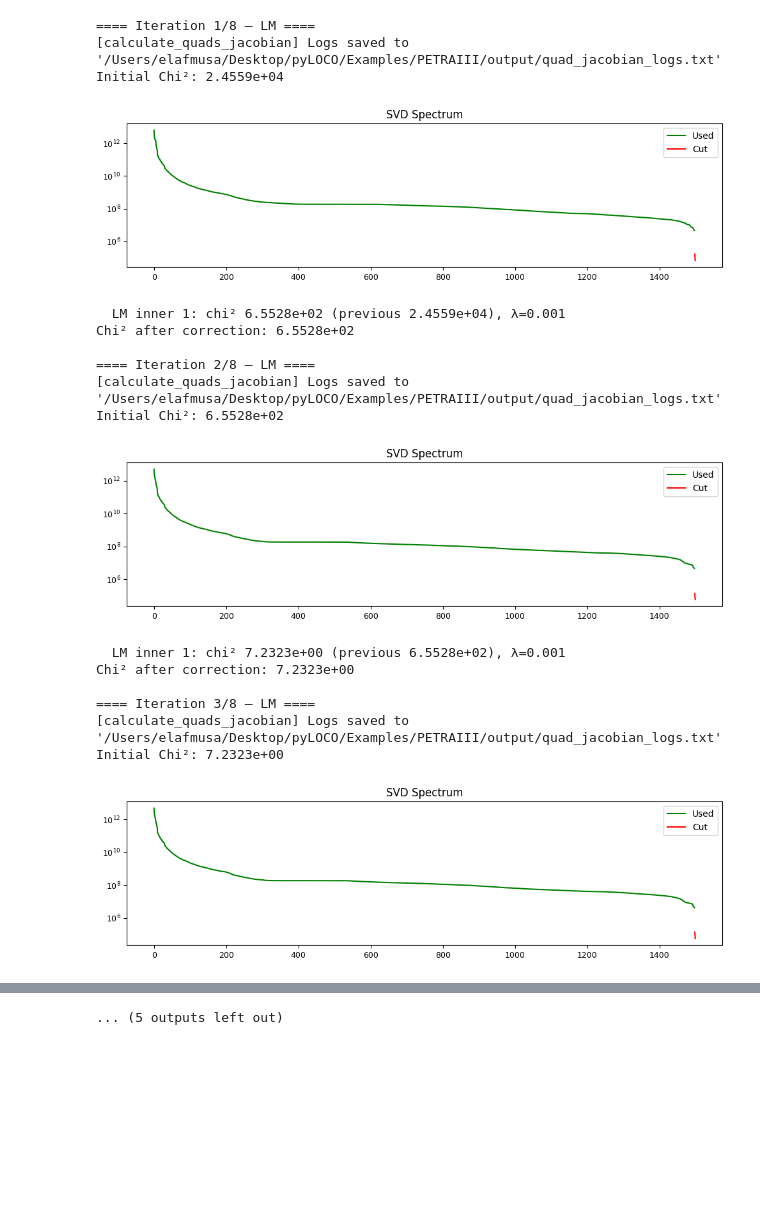
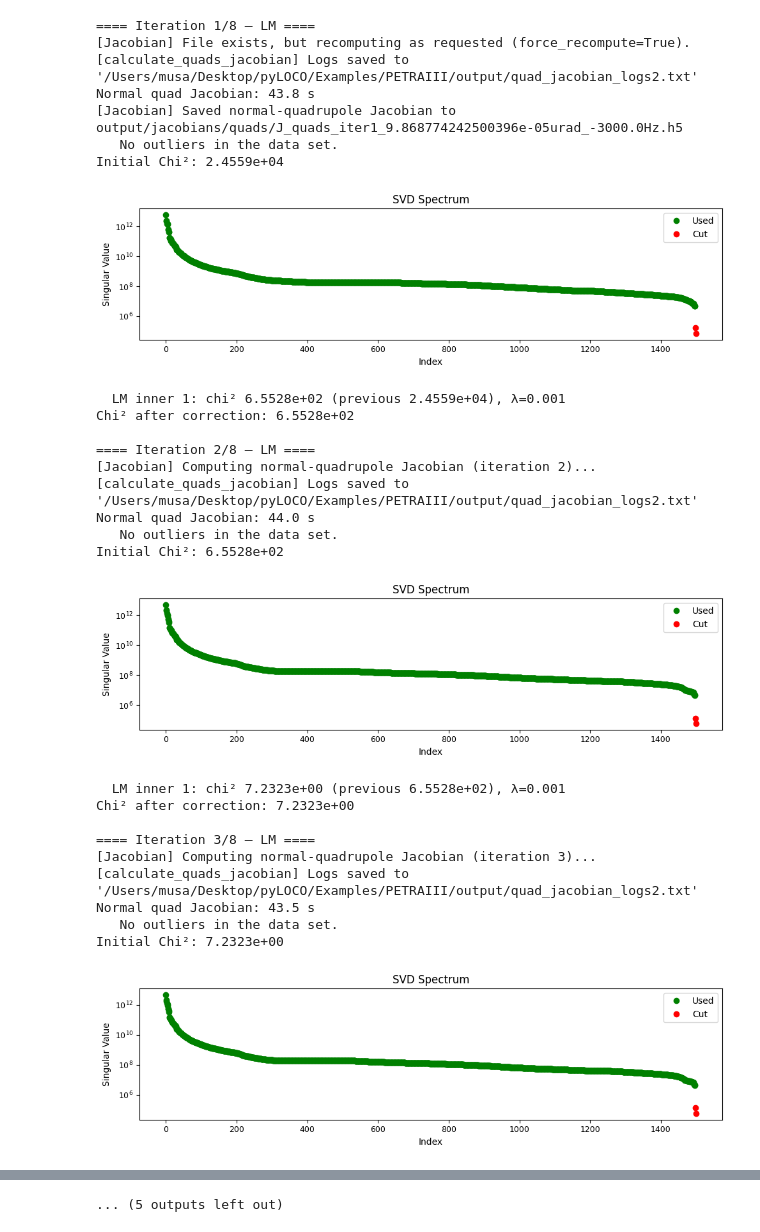
Before and after one commit to elafmusa/pyLOCO, a Jupyter notebook: Examples/PETRAIII/example_iter.ipynb, the cells around one changed output, grey strips where cells are left out. Saved outputs shown, nothing was run; the diff lists cells and outputs as text; code cells hidden in the pictures; blank space fills up the shorter version.

```diff
--- a/Examples/PETRAIII/example_iter.ipynb
+++ b/Examples/PETRAIII/example_iter.ipynb
@@ -102,7 +102,7 @@ fit_cfg = FitInitConfig()
 nHorCOR    = len(Corords[0])
 nVerCOR    = len(Corords[1])
 nHBPM = nVBPM = len(used_bpms_ords)
-nIter      = 1
+nIter      = 8
 fit_list   = [
     "quads",
     "hbpm_gain",
@@ -147,55 +147,67 @@ fit_results, fit_dict, ring,_,_,_,_,_ = pyloco(
 
     # --- features ---
     fit_list= fit_list,
-    individuals=loco_options.individuals,
+    quad_individuals=loco_options.quad_individuals,
+    skew_individuals=loco_options.skew_individuals,
+    tilt_individuals=loco_options.tilt_individuals,
     remove_coupling_= remove_coupling_,
 
     # --- outliers & normalization ---
     outlier_rejection=loco_options.outlier_rejection,
     sigma_outlier=loco_options.sigma_outlier,
     apply_normalization=loco_options.apply_normalization,
     normalization_mode=loco_options.normalization_mode,
 
     # --- SVD selection ---
     svd_selection_method=loco_options.svd_selection_method,
     svd_threshold=loco_options.svd_threshold,
     cut_=loco_options.cut_,
     show_svd_plot=loco_options.show_svd_plot,
 
     # --- LM options ---
     nLMIter=loco_options.nLMIter,
     Starting_Lambda=loco_options.Starting_Lambda,
     max_lm_lambda=loco_options.max_lm_lambda,
     scaled=loco_options.scaled,
 
     # --- more options ---
     plot_fit_parameters=loco_options.plot_fit_parameters,
     auto_correct_delta=loco_options.auto_correct_delta,
     fixedpathlength=loco_options.fixedpathlength,
     fit_cfg=fit_cfg,
 )
 
 # --- save results ---
 #np.save("./output/loco_lm_fit_results_iterations.npy", fit_results)
 # %% [output]
 ==== Iteration 1/8 – LM ====
-[calculate_quads_jacobian] Logs saved to '/Users/elafmusa/Desktop/pyLOCO/Examples/PETRAIII/output/quad_jacobian_logs.txt'
+[Jacobian] File exists, but recomputing as requested (force_recompute=True).
+[calculate_quads_jacobian] Logs saved to '/Users/musa/Desktop/pyLOCO/Examples/PETRAIII/output/quad_jacobian_logs2.txt'
+Normal quad Jacobian: 43.8 s
+[Jacobian] Saved normal-quadrupole Jacobian to output/jacobians/quads/J_quads_iter1_9.868774242500396e-05urad_-3000.0Hz.h5
+   No outliers in the data set.
 Initial Chi²: 2.4559e+04
-[figure, old version]
+[figure, new version]
   LM inner 1: chi² 6.5528e+02 (previous 2.4559e+04), λ=0.001
 Chi² after correction: 6.5528e+02
 
 ==== Iteration 2/8 – LM ====
-[calculate_quads_jacobian] Logs saved to '/Users/elafmusa/Desktop/pyLOCO/Examples/PETRAIII/output/quad_jacobian_logs.txt'
+[Jacobian] Computing normal-quadrupole Jacobian (iteration 2)...
+[calculate_quads_jacobian] Logs saved to '/Users/musa/Desktop/pyLOCO/Examples/PETRAIII/output/quad_jacobian_logs2.txt'
+Normal quad Jacobian: 44.0 s
+   No outliers in the data set.
 Initial Chi²: 6.5528e+02
-[figure, old version]
+[figure, new version]
   LM inner 1: chi² 7.2323e+00 (previous 6.5528e+02), λ=0.001
 Chi² after correction: 7.2323e+00
 
 ==== Iteration 3/8 – LM ====
-[calculate_quads_jacobian] Logs saved to '/Users/elafmusa/Desktop/pyLOCO/Examples/PETRAIII/output/quad_jacobian_logs.txt'
+[Jacobian] Computing normal-quadrupole Jacobian (iteration 3)...
+[calculate_quads_jacobian] Logs saved to '/Users/musa/Desktop/pyLOCO/Examples/PETRAIII/output/quad_jacobian_logs2.txt'
+Normal quad Jacobian: 43.5 s
+   No outliers in the data set.
 Initial Chi²: 7.2323e+00
-[figure, old version]
+[figure, new version]
   LM inner 1: chi² 5.3295e+00 (previous 7.2323e+00), λ=0.001
 Chi² after correction: 5.3295e+00
 
```
Also changed, not shown: parts of 4 cells of this notebook, 20 other files.
